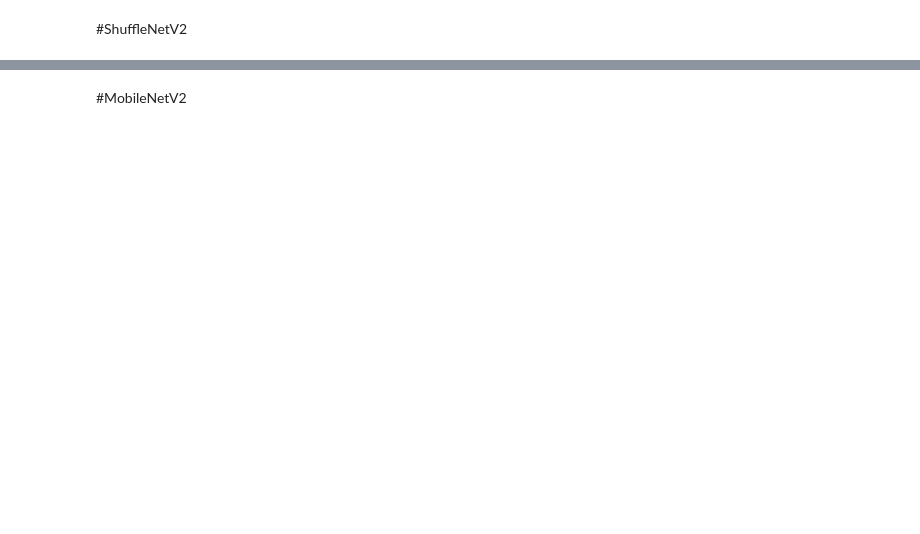
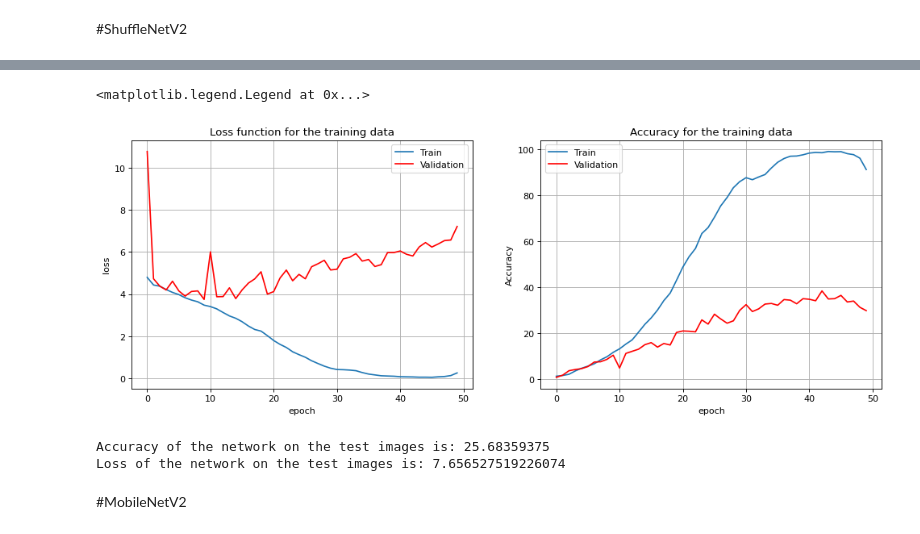
Before and after one commit to pouyakhooshabi/Image-Classification, a Jupyter notebook: animal90.ipynb, the cells around one changed output, grey strips where cells are left out. Drawn from its saved outputs; the diff is of its cells as text; code cells hidden in the pictures; blank space fills up the shorter version.

```diff
--- a/animal90.ipynb
+++ b/animal90.ipynb
@@ -338,25 +366,3 @@ for epoch in tqdm(range(num_epochs)):
     loss_val.append(running_loss_val/len(val_loader))
     accuracy_val.append(accuracy)
     print(f"Accuracy of the network on the val images after {epoch + 1} epochs is: {accuracy}")
-
-    # Evaluate the model on test
-    model.eval()
-    correct_test = 0
-    total_test = 0
-    running_loss_test = 0
-    with torch.no_grad():
-        for data in test_loader:
-            inputs, labels = data
-            inputs = inputs.to(DEVICE)
-            labels = labels.to(DEVICE)
-            outputs = model(inputs)
-            loss = criterion(val_outputs, val_labels)
-            running_loss_test += loss.item()
-            _, predicted = torch.max(outputs.data, 1)
-            total_test += labels.size(0)
-            correct_test += (predicted == labels).sum().item()
-    accuracy = 100 * correct_test / total_test
-    loss_test.append(running_loss_test/len(test_loader))
-    accuracy_test.append(accuracy)
-    print(f"Accuracy of the network on the test images after {epoch + 1} epochs is: {accuracy}")
-    print('------------------------')
@@ -367,32 +398,49 @@ path = f"/content/drive/MyDrive/projectDataset/animal90/{model_save_name}"
 torch.save(model.state_dict(), path)
 # %%
 # plot train and val and test accuracy
-plt.figure(figsize=(12,10), dpi=80)
+plt.figure(figsize=(15, 5), dpi=80)
 
-plt.subplot(2, 2, 1)
+plt.subplot(1, 2, 1)
 plt.plot(loss_train, label="Train")
 plt.plot(loss_val, color='red', label="Validation")
 plt.title('Loss function for the training data')
 plt.xlabel('epoch')
 plt.ylabel('loss')
+plt.grid()
 plt.legend()
 
-plt.subplot(2, 2, 2)
-plt.plot(loss_test)
-plt.title('Loss function for the test data')
-plt.xlabel('epoch')
-plt.ylabel('loss')
-
-plt.subplot(2, 2, 3)
+plt.subplot(1, 2, 2)
 plt.plot(accuracy_train, label="Train")
 plt.plot(accuracy_val, color='red', label="Validation")
 plt.title('Accuracy for the training data')
 plt.xlabel('epoch')
-plt.ylabel('loss')
+plt.ylabel('Accuracy')
+plt.grid()
 plt.legend()
-
-plt.subplot(2, 2, 4)
-plt.plot(accuracy_test)
-plt.title('Accuracy for the test data')
-plt.xlabel('epoch')
-plt.ylabel('loss')
+# %% [output]
+<matplotlib.legend.Legend at 0x...>
+[figure, added]
+# %%
+# Evaluate the model on test
+model.eval()
+correct_test = 0
+total_test = 0
+running_loss_test = 0
+with torch.no_grad():
+    for data in test_loader:
+        inputs, labels = data
+        inputs = inputs.to(DEVICE)
+        labels = labels.to(DEVICE)
+        outputs = model(inputs)
+        loss = criterion(outputs, labels)
+        running_loss_test += loss.item()
+        _, predicted = torch.max(outputs.data, 1)
+        total_test += labels.size(0)
+        correct_test += (predicted == labels).sum().item()
+accuracy_test = 100 * correct_test / total_test
+loss_test = running_loss_test/len(test_loader)
+print(f"Accuracy of the network on the test images is: {accuracy_test}")
+print(f"Loss of the network on the test images is: {loss_test}")
+# %% [output]
+Accuracy of the network on the test images is: 25.68359375
+Loss of the network on the test images is: 7.656527519226074
```
Also changed, not shown: parts of 44 cells of this notebook, 1 other file.
